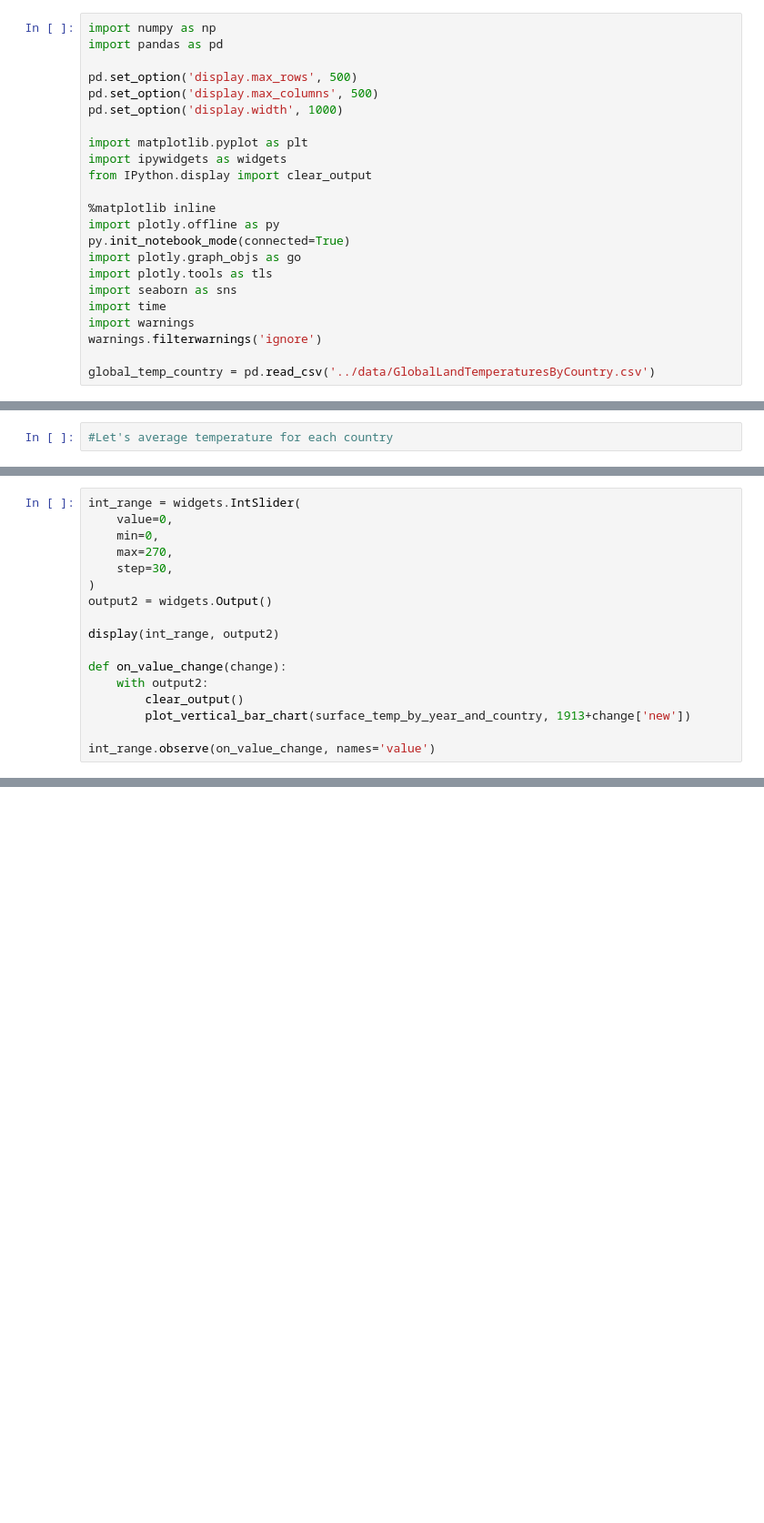
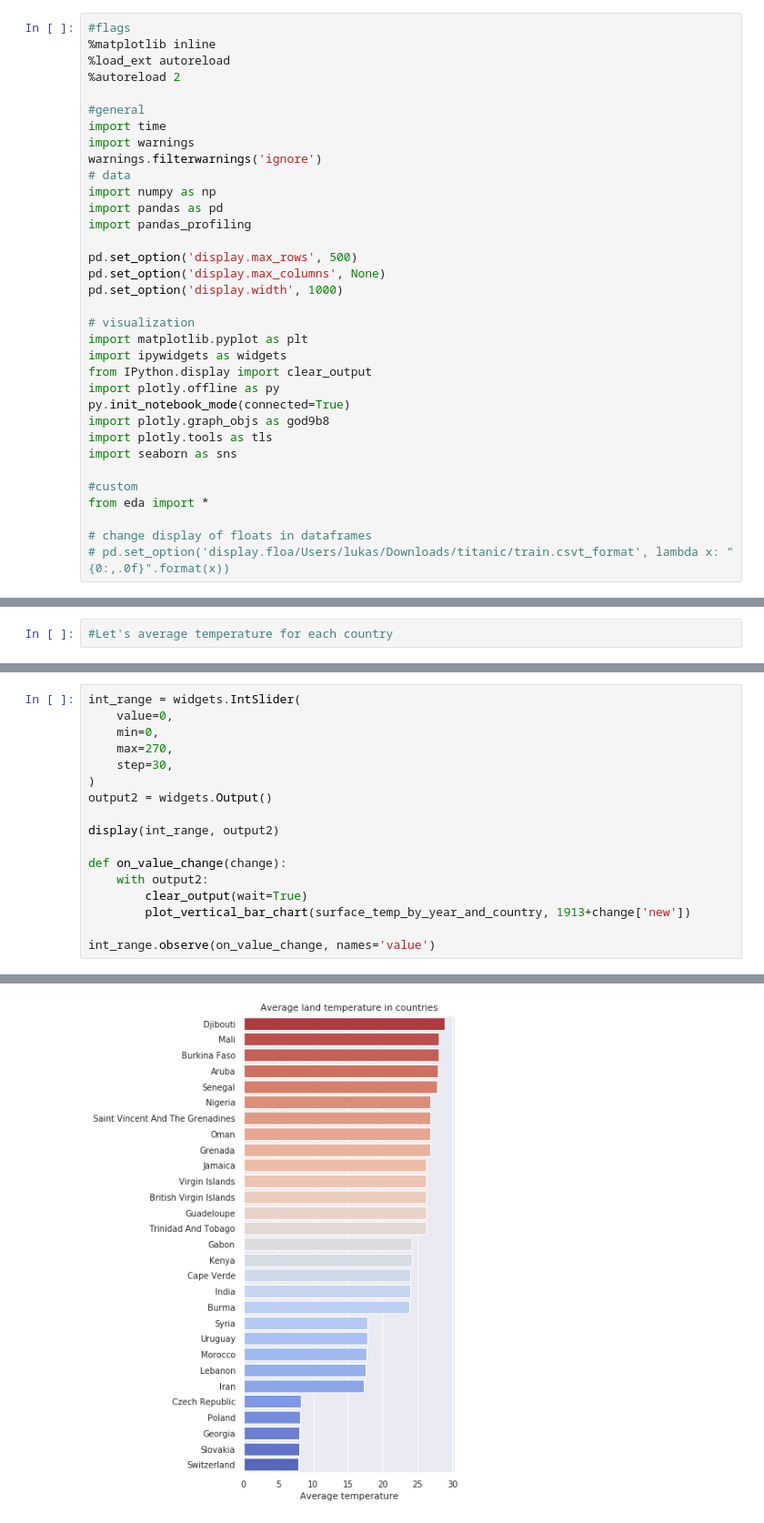
Before and after one commit to genughaben/world-development, a Jupyter notebook: notebooks/Data Exploration - Earth Surface Temperature Data.ipynb, the cells around one changed output, grey strips where cells are left out. Shown: that part at 91% size. Saved outputs shown, nothing was run; the diff lists cells and outputs as text; blank space fills up the shorter version.

```diff
--- a/notebooks/Data Exploration - Earth Surface Temperature Data.ipynb
+++ b/notebooks/Data Exploration - Earth Surface Temperature Data.ipynb
@@ -14,23 +14,34 @@ Data from 1743 - 2013
 # %%
+#flags
+%matplotlib inline
+%load_ext autoreload
+%autoreload 2
+
+#general
+import time
+import warnings
+warnings.filterwarnings('ignore')
+# data
 import numpy as np
 import pandas as pd
+import pandas_profiling
 
 pd.set_option('display.max_rows', 500)
-pd.set_option('display.max_columns', 500)
+pd.set_option('display.max_columns', None)
 pd.set_option('display.width', 1000)
 
+# visualization
 import matplotlib.pyplot as plt
 import ipywidgets as widgets
 from IPython.display import clear_output
-
-%matplotlib inline
 import plotly.offline as py
 py.init_notebook_mode(connected=True)
-import plotly.graph_objs as go
+import plotly.graph_objs as god9b8
 import plotly.tools as tls
 import seaborn as sns
-import time
-import warnings
-warnings.filterwarnings('ignore')
 
-global_temp_country = pd.read_csv('../data/GlobalLandTemperaturesByCountry.csv')
+#custom
+from eda import *
+
+# change display of floats in dataframes
+# pd.set_option('display.floa/Users/lukas/Downloads/titanic/train.csvt_format', lambda x: "{0:,.0f}".format(x))
@@ -295,20 +334,21 @@ plot_vertical_bar_chart(surface_temp_by_year_and_country, 2000)
 # %%
 int_range = widgets.IntSlider(
     value=0,
     min=0,
     max=270,
     step=30,
 )
 output2 = widgets.Output()
 
 display(int_range, output2)
 
 def on_value_change(change):
     with output2:
-        clear_output()
+        clear_output(wait=True)
         plot_vertical_bar_chart(surface_temp_by_year_and_country, 1913+change['new'])
 
 int_range.observe(on_value_change, names='value')
 # %% [output]
 [interactive output not drawn]
 [interactive output not drawn]
+[figure, added]
```
Also changed, not shown: parts of 16 cells of this notebook, 6 other files.
